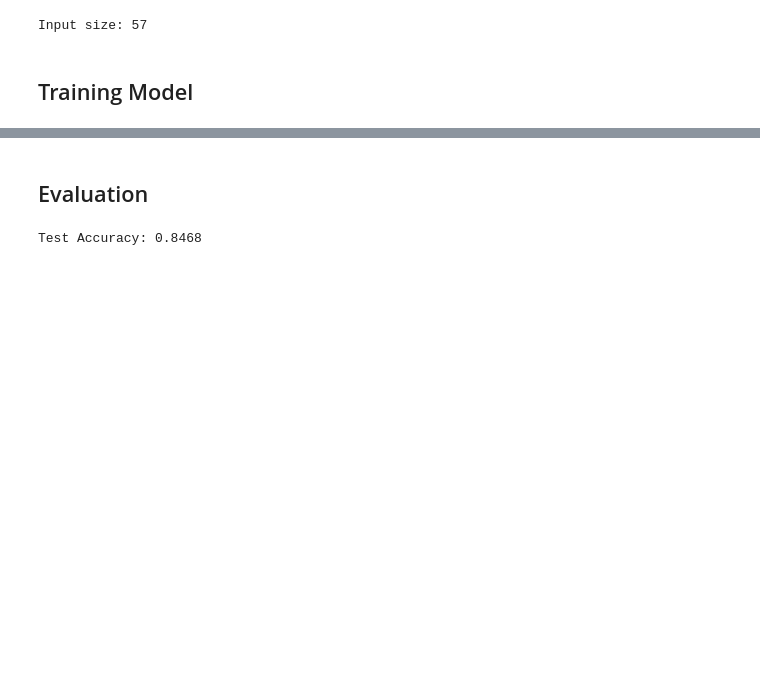
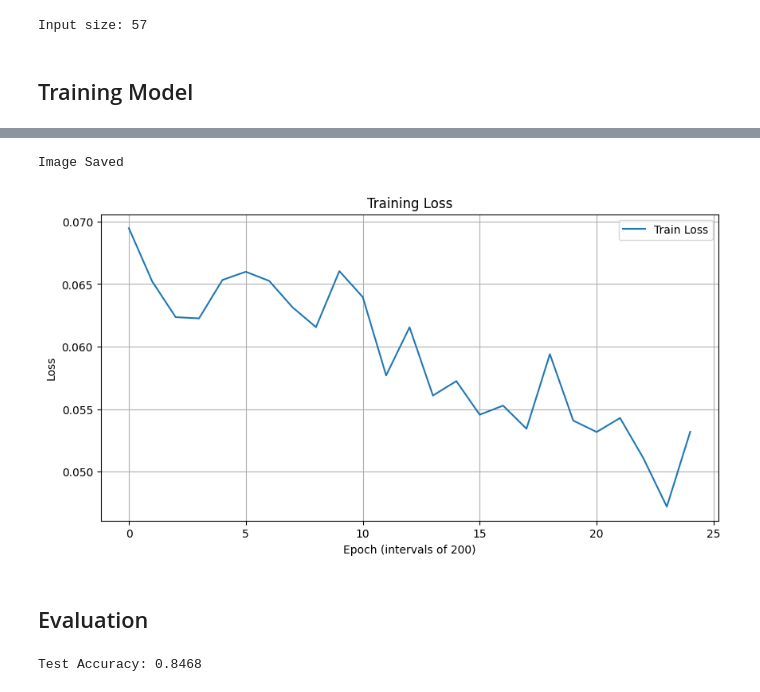
Before and after one commit to ayu0-0/CS4100_project_Sean_Ayuko, a Jupyter notebook: models/neural_net_3_sec.ipynb, the cells around one changed output, grey strips where cells are left out. Cells and saved outputs as stored; diff of their text form; code cells hidden in the pictures; blank space fills up the shorter version.

```diff
--- a/models/neural_net_3_sec.ipynb
+++ b/models/neural_net_3_sec.ipynb
@@ -107,6 +107,7 @@ criterion = torch.nn.CrossEntropyLoss()
 optimizer = torch.optim.SGD(model_NN.parameters(), lr=0.05)
 
 num_epochs = 5000
+train_losses = []
 
 # Training loop
 for i in range(num_epochs):
@@ -119,5 +120,6 @@ for i in range(num_epochs):
 
 
     if (i+1) % 200 == 0:
+        train_losses.append(loss.item())
         print(f'Epoch [{i+1}/{num_epochs}], Loss: {loss.item():.4f}')
 # %% [output]
@@ -141,3 +143,18 @@ Epoch [5000/5000], Loss: 0.2398
+# %%
+import matplotlib.pyplot as plt
+
+plt.figure(figsize=(10, 5))
+plt.plot(train_losses, label='Train Loss')
+plt.xlabel('Epoch (intervals of 200)')
+plt.ylabel('Loss')
+plt.title('Training Loss')
+plt.legend()
+plt.grid()
+plt.savefig('loss_curve_NN_3_sec.png')
+print("Image Saved")
+# %% [output]
+Image Saved
+[figure, added]
 # %% [markdown]
 ## Evaluation
 # %%
```
Also changed, not shown: parts of 1 cell of this notebook, 6 other files.
